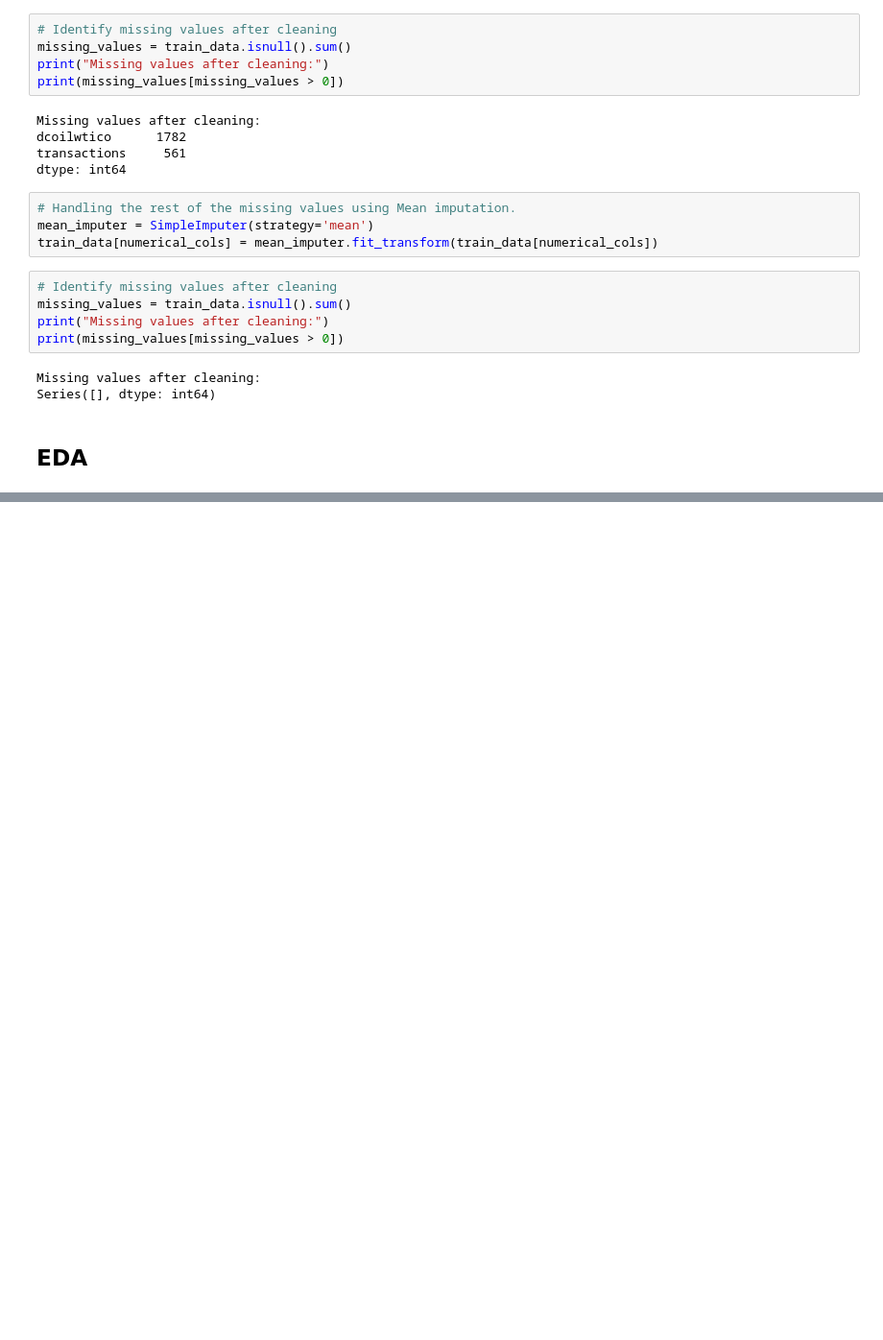
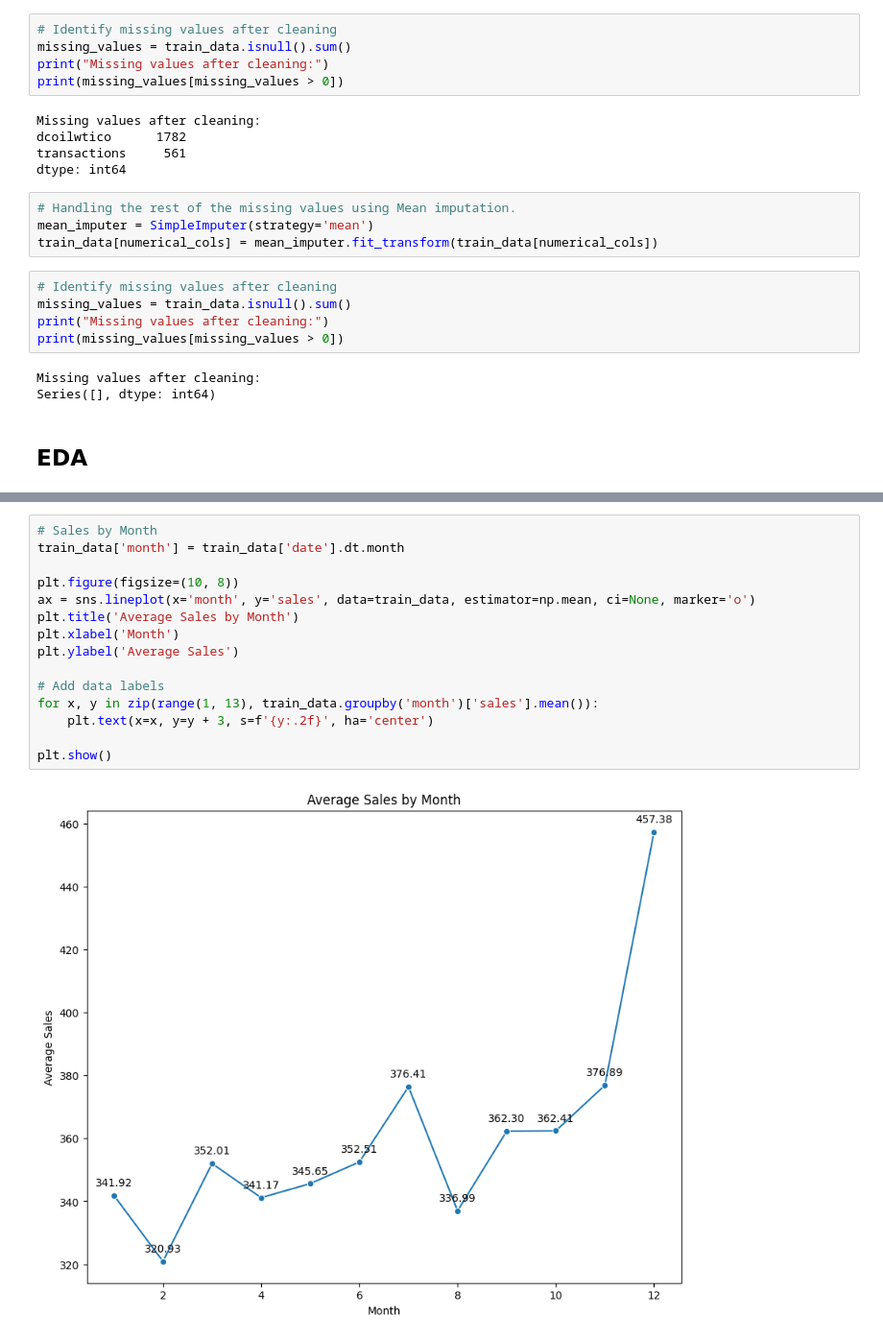
Before and after one commit to MillicentAgyir/LP3--Time-Series-Analysis, a Jupyter notebook: Notebooks/main-1.ipynb, the cells around one changed output, grey strips where cells are left out. Shown at 96% size. Drawn from its saved outputs; the diff is of its cells as text; blank space fills up the shorter version.

```diff
--- a/Notebooks/main-1.ipynb
+++ b/Notebooks/main-1.ipynb
@@ -319,0 +391,17 @@ plt.show()
+# %%
+# Sales by Month
+train_data['month'] = train_data['date'].dt.month
+
+plt.figure(figsize=(10, 8))
+ax = sns.lineplot(x='month', y='sales', data=train_data, estimator=np.mean, ci=None, marker='o')
+plt.title('Average Sales by Month')
+plt.xlabel('Month')
+plt.ylabel('Average Sales')
+
+# Add data labels
+for x, y in zip(range(1, 13), train_data.groupby('month')['sales'].mean()):
+    plt.text(x=x, y=y + 3, s=f'{y:.2f}', ha='center')
+
+plt.show()
+# %% [output]
+[figure, added]
```
Also changed, not shown: parts of 5 cells of this notebook.
